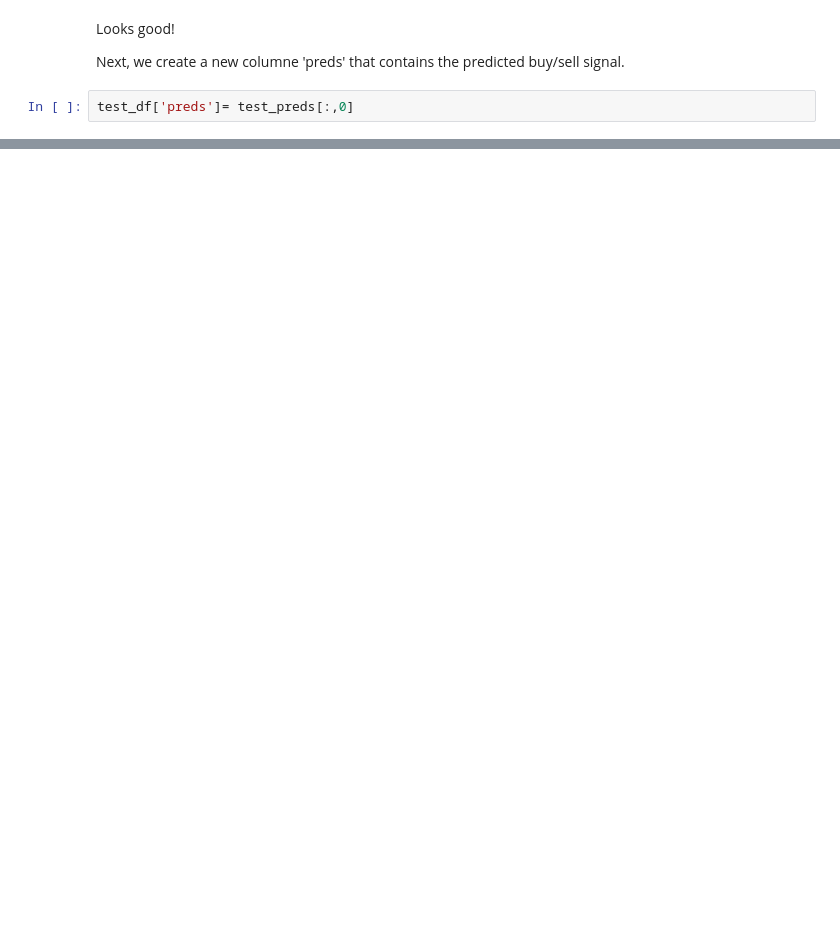
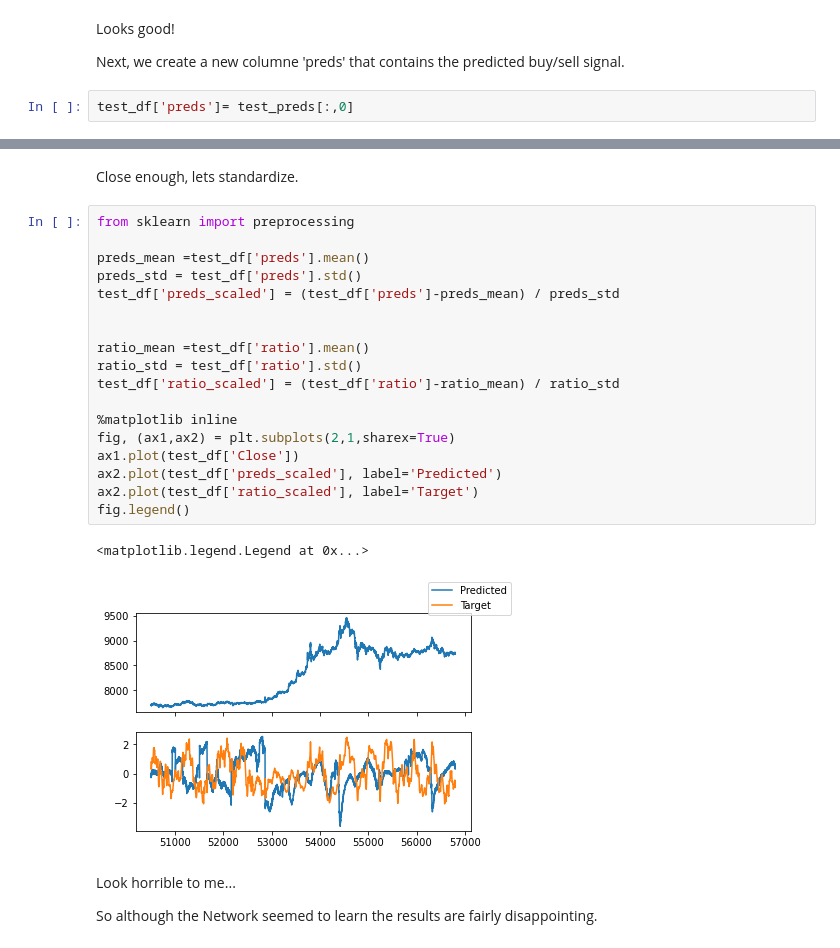
Before and after one commit to claudiolaas/1D-CONV-BTC, a Jupyter notebook: 1_d_convolution_for_time_series.ipynb, the cells around one changed output, grey strips where cells are left out. Cells and saved outputs as stored; diff of their text form; blank space fills up the shorter version.

```diff
--- a/1_d_convolution_for_time_series.ipynb
+++ b/1_d_convolution_for_time_series.ipynb
@@ -427,0 +427,27 @@ looking at the above histogram lets just say we want to buy every time we cross
+# %% [markdown]
+Close enough, lets standardize.
+# %%
+from sklearn import preprocessing
+
+preds_mean =test_df['preds'].mean()
+preds_std = test_df['preds'].std()
+test_df['preds_scaled'] = (test_df['preds']-preds_mean) / preds_std
+
+
+ratio_mean =test_df['ratio'].mean()
+ratio_std = test_df['ratio'].std()
+test_df['ratio_scaled'] = (test_df['ratio']-ratio_mean) / ratio_std
+
+%matplotlib inline
+fig, (ax1,ax2) = plt.subplots(2,1,sharex=True)
+ax1.plot(test_df['Close'])
+ax2.plot(test_df['preds_scaled'], label='Predicted')
+ax2.plot(test_df['ratio_scaled'], label='Target')
+fig.legend()
+# %% [output]
+<matplotlib.legend.Legend at 0x...>
+[figure, added]
+# %% [markdown]
+Look horrible to me...
+
+So although the Network seemed to learn the results are fairly disappointing.
```
Also changed, not shown: parts of 25 cells of this notebook, 1 other file.
